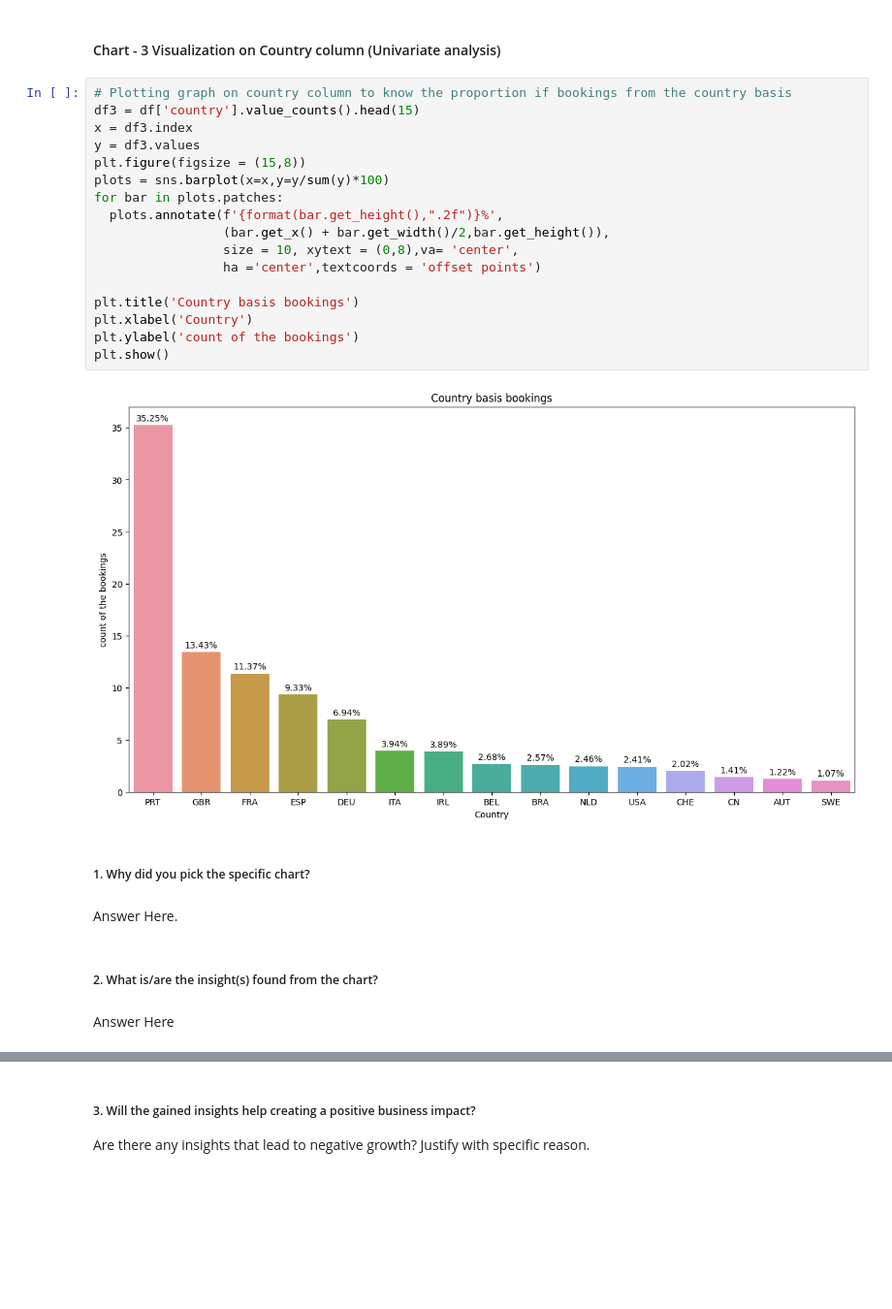
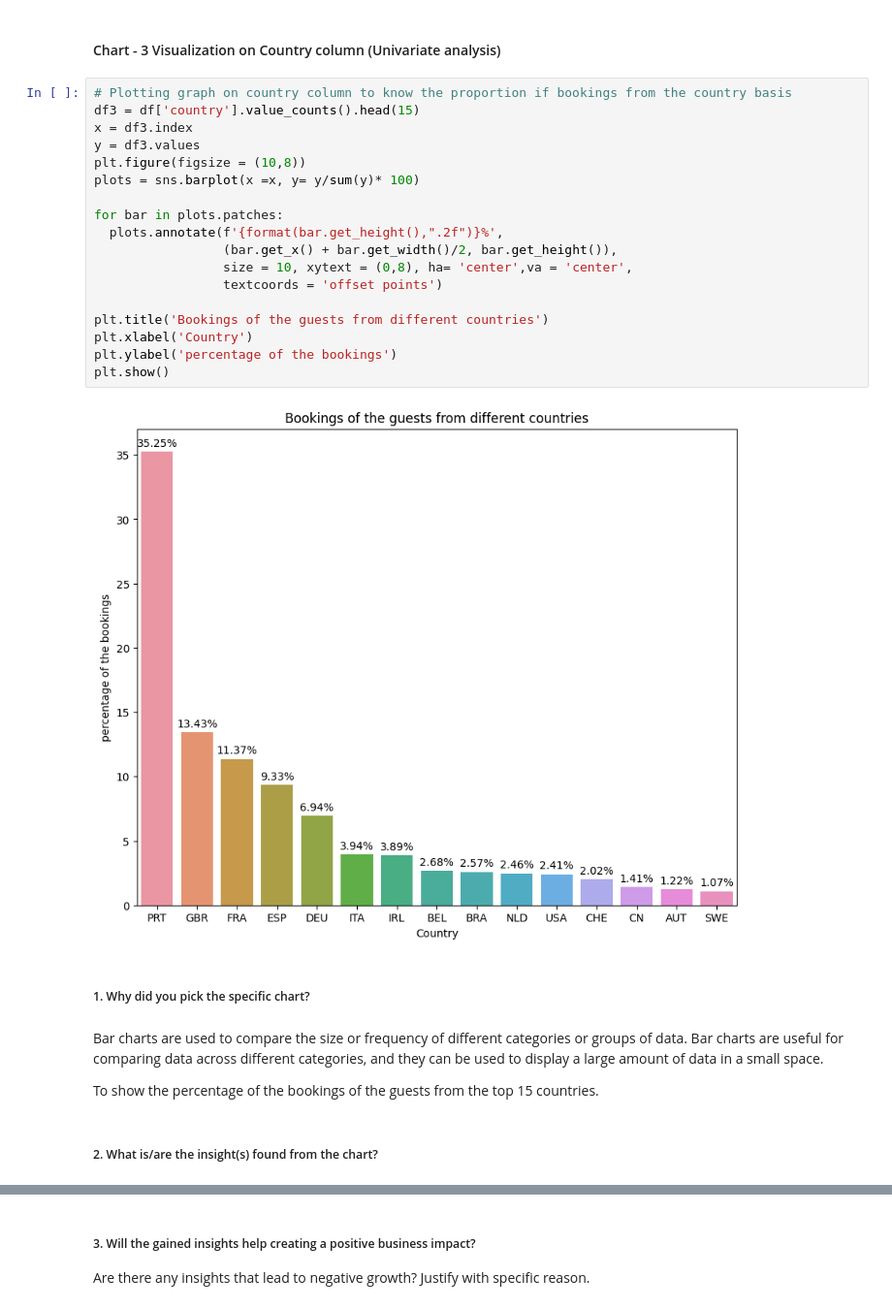
Before and after one commit to Jamal1018/EDA_Hotel_booking_analysis, a Jupyter notebook: EDA_on_Hotel_Booking_Analysis.ipynb, the cells around one changed output, grey strips where cells are left out. Shown: that part at 97% size. Drawn from its saved outputs; the diff is of its cells as text; blank space fills up the shorter version.

```diff
--- a/EDA_on_Hotel_Booking_Analysis.ipynb
+++ b/EDA_on_Hotel_Booking_Analysis.ipynb
@@ -516,27 +516,28 @@ Yes.From the analysis, we can work on how to increase the booking percentage of
 # %%
 # Plotting graph on country column to know the proportion if bookings from the country basis
 df3 = df['country'].value_counts().head(15)
 x = df3.index
 y = df3.values
-plt.figure(figsize = (15,8))
-plots = sns.barplot(x=x,y=y/sum(y)*100)
+plt.figure(figsize = (10,8))
+plots = sns.barplot(x =x, y= y/sum(y)* 100)
+
 for bar in plots.patches:
   plots.annotate(f'{format(bar.get_height(),".2f")}%',
-                 (bar.get_x() + bar.get_width()/2,bar.get_height()),
-                 size = 10, xytext = (0,8),va= 'center',
-                 ha ='center',textcoords = 'offset points')
+                 (bar.get_x() + bar.get_width()/2, bar.get_height()),
+                 size = 10, xytext = (0,8), ha= 'center',va = 'center',
+                 textcoords = 'offset points')
 
-plt.title('Country basis bookings')
+plt.title('Bookings of the guests from different countries')
 plt.xlabel('Country')
-plt.ylabel('count of the bookings')
+plt.ylabel('percentage of the bookings')
 plt.show()
 # %% [output]
-[figure, old version]
+[figure, new version]
 # %% [markdown]
 ##### 1. Why did you pick the specific chart?
-# %% [markdown]
-Answer Here.
+# %% [markdown]
+Bar charts are used to compare the size or frequency of different categories or groups of data. Bar charts are useful for comparing data across different categories, and they can be used to display a large amount of data in a small space.
+
+To show the percentage of the bookings of the guests from the top 15 countries.
 # %% [markdown]
 ##### 2. What is/are the insight(s) found from the chart?
-# %% [markdown]
-Answer Here
```
Also changed, not shown: parts of 3 cells of this notebook.
